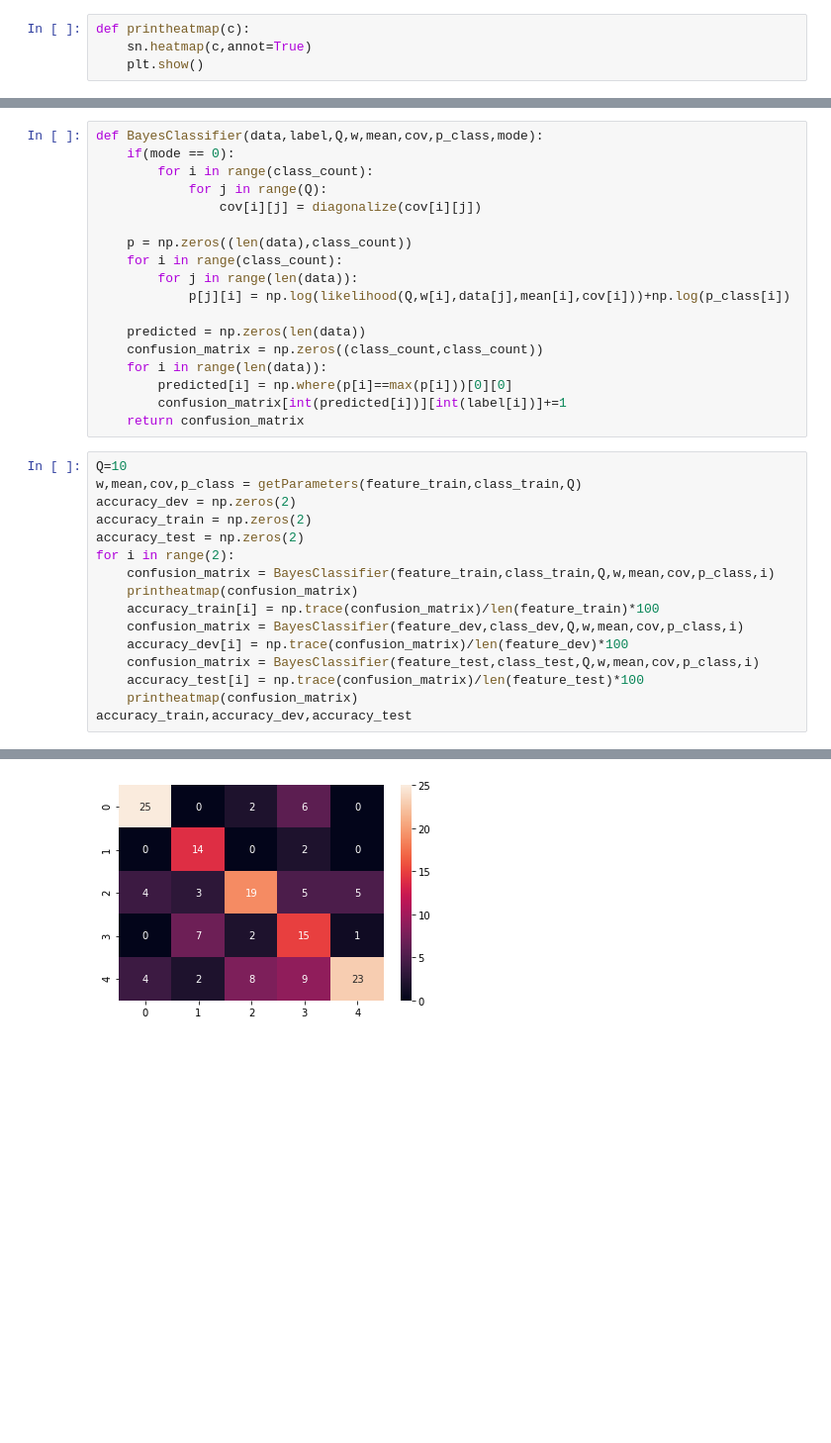
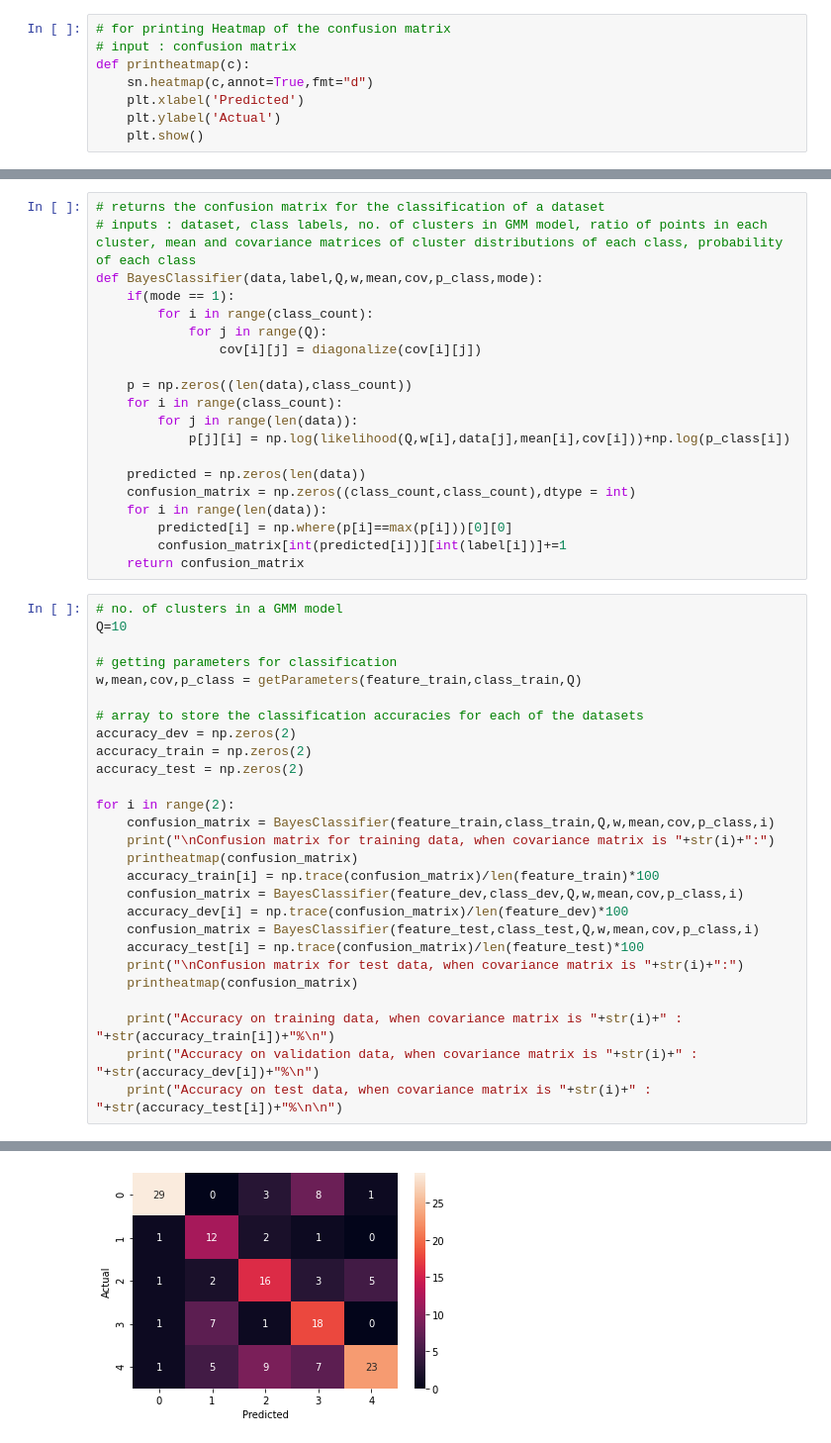
Before and after one commit to reetwik12/Basic_ML_models-, a Jupyter notebook: Classification/real data image classification.ipynb, the cells around one changed output, grey strips where cells are left out. Shown at 99% size. Drawn from its saved outputs; the diff is of its cells as text; blank space fills up the shorter version.

```diff
--- a/Classification/real data image classification.ipynb
+++ b/Classification/real data image classification.ipynb
@@ -58,7 +63,11 @@ for i in range(len(dev_dataset)):
         feature_dev[int(i/2)] = dev_dataset[i]
         class_dev[int(i/2)] = dev_class[i]
 # %%
+# for printing Heatmap of the confusion matrix
+# input : confusion matrix
 def printheatmap(c):
-    sn.heatmap(c,annot=True)
+    sn.heatmap(c,annot=True,fmt="d")
+    plt.xlabel('Predicted')
+    plt.ylabel('Actual')
     plt.show()
 # %%
@@ -183,8 +225,10 @@ def diagonalize(cov):
                 cov[i][j] = 0
     return cov
 # %%
+# returns the confusion matrix for the classification of a dataset
+# inputs : dataset, class labels, no. of clusters in GMM model, ratio of points in each cluster, mean and covariance matrices of cluster distributions of each class, probability of each class
 def BayesClassifier(data,label,Q,w,mean,cov,p_class,mode):
-    if(mode == 0):
+    if(mode == 1):
         for i in range(class_count):
             for j in range(Q):
                 cov[i][j] = diagonalize(cov[i][j])
@@ -195,25 +239,36 @@ def BayesClassifier(data,label,Q,w,mean,cov,p_class,mode):
             p[j][i] = np.log(likelihood(Q,w[i],data[j],mean[i],cov[i]))+np.log(p_class[i])
 
     predicted = np.zeros(len(data))
-    confusion_matrix = np.zeros((class_count,class_count))
+    confusion_matrix = np.zeros((class_count,class_count),dtype = int)
     for i in range(len(data)):
         predicted[i] = np.where(p[i]==max(p[i]))[0][0]
         confusion_matrix[int(predicted[i])][int(label[i])]+=1
     return confusion_matrix
 # %%
+# no. of clusters in a GMM model
 Q=10
+
+# getting parameters for classification
 w,mean,cov,p_class = getParameters(feature_train,class_train,Q)
+
+# array to store the classification accuracies for each of the datasets
 accuracy_dev = np.zeros(2)
 accuracy_train = np.zeros(2)
 accuracy_test = np.zeros(2)
+
 for i in range(2):
     confusion_matrix = BayesClassifier(feature_train,class_train,Q,w,mean,cov,p_class,i)
+    print("\nConfusion matrix for training data, when covariance matrix is "+str(i)+":")
     printheatmap(confusion_matrix)
     accuracy_train[i] = np.trace(confusion_matrix)/len(feature_train)*100
     confusion_matrix = BayesClassifier(feature_dev,class_dev,Q,w,mean,cov,p_class,i)
     accuracy_dev[i] = np.trace(confusion_matrix)/len(feature_dev)*100
     confusion_matrix = BayesClassifier(feature_test,class_test,Q,w,mean,cov,p_class,i)
     accuracy_test[i] = np.trace(confusion_matrix)/len(feature_test)*100
+    print("\nConfusion matrix for test data, when covariance matrix is "+str(i)+":")
     printheatmap(confusion_matrix)
-accuracy_train,accuracy_dev,accuracy_test
+
+    print("Accuracy on training data, when covariance matrix is "+str(i)+" : "+str(accuracy_train[i])+"%\n")
+    print("Accuracy on validation data, when covariance matrix is "+str(i)+" : "+str(accuracy_dev[i])+"%\n")
+    print("Accuracy on test data, when covariance matrix is "+str(i)+" : "+str(accuracy_test[i])+"%\n\n")
 # %% [output]
@@ -226 +284 @@ accuracy_train,accuracy_dev,accuracy_test
-[figure, old version]
+[figure, new version]
```
Also changed, not shown: parts of 14 cells of this notebook, 2 other files.
